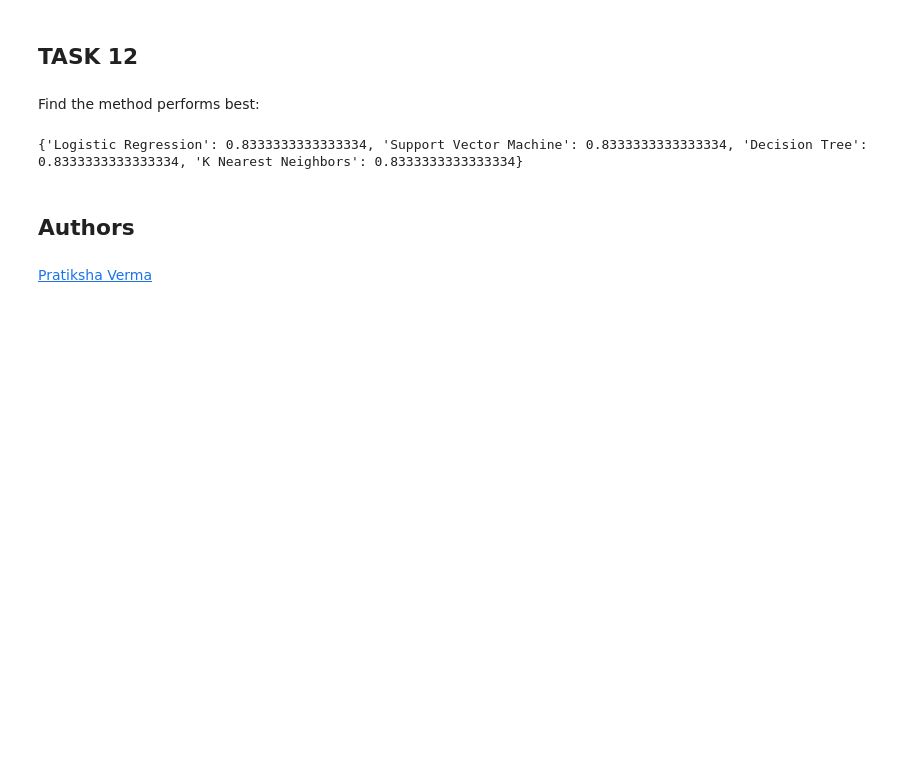
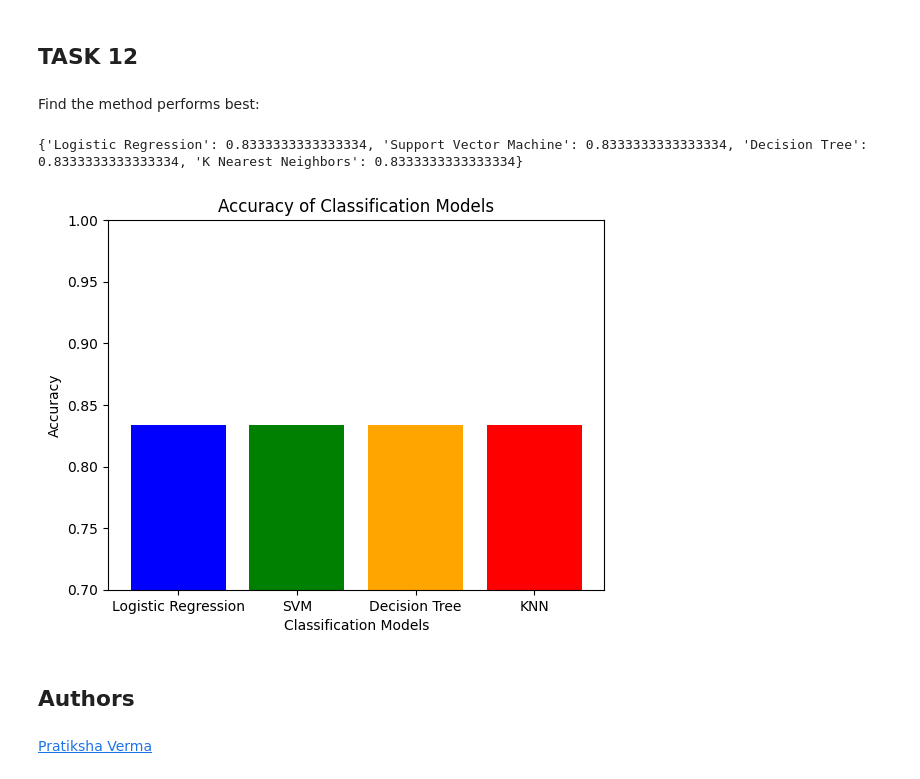
Before and after one commit to daffaakifah/Applied-Data-Science-Tasks, a Jupyter notebook: SpaceX_Machine_Learning_Prediction_Part_5.jupyterlite.ipynb, the cells around one changed output. Saved outputs shown, nothing was run; the diff lists cells and outputs as text; code cells hidden in the pictures; blank space fills up the shorter version.

```diff
--- a/SpaceX_Machine_Learning_Prediction_Part_5.jupyterlite.ipynb
+++ b/SpaceX_Machine_Learning_Prediction_Part_5.jupyterlite.ipynb
@@ -358,6 +358,29 @@ accuracy_scores = {
 print(accuracy_scores)
 # %% [output]
 {'Logistic Regression': 0.8333333333333334, 'Support Vector Machine': 0.8333333333333334, 'Decision Tree': 0.8333333333333334, 'K Nearest Neighbors': 0.8333333333333334}
+# %%
+#Visualize the built model accuracy for all built classification models, in a bar chart
+import matplotlib.pyplot as plt
+
+# List of model names
+model_names = ['Logistic Regression', 'SVM', 'Decision Tree', 'KNN']
+
+# List of corresponding accuracies
+accuracies = [logreg_test_accuracy, svm_test_accuracy, tree_test_accuracy, knn_test_accuracy]
+
+# Create a bar chart
+plt.bar(model_names, accuracies, color=['blue', 'green', 'orange', 'red'])
+plt.ylim(0.7, 1.0)  # Set y-axis limits for better visualization
+
+# Add labels and title
+plt.xlabel('Classification Models')
+plt.ylabel('Accuracy')
+plt.title('Accuracy of Classification Models')
+
+# Display the bar chart
+plt.show()
+# %% [output]
+[figure, added]
 # %% [markdown]
 ## Authors
 # %% [markdown]
```
Also changed, not shown: parts of 2 cells of this notebook.
